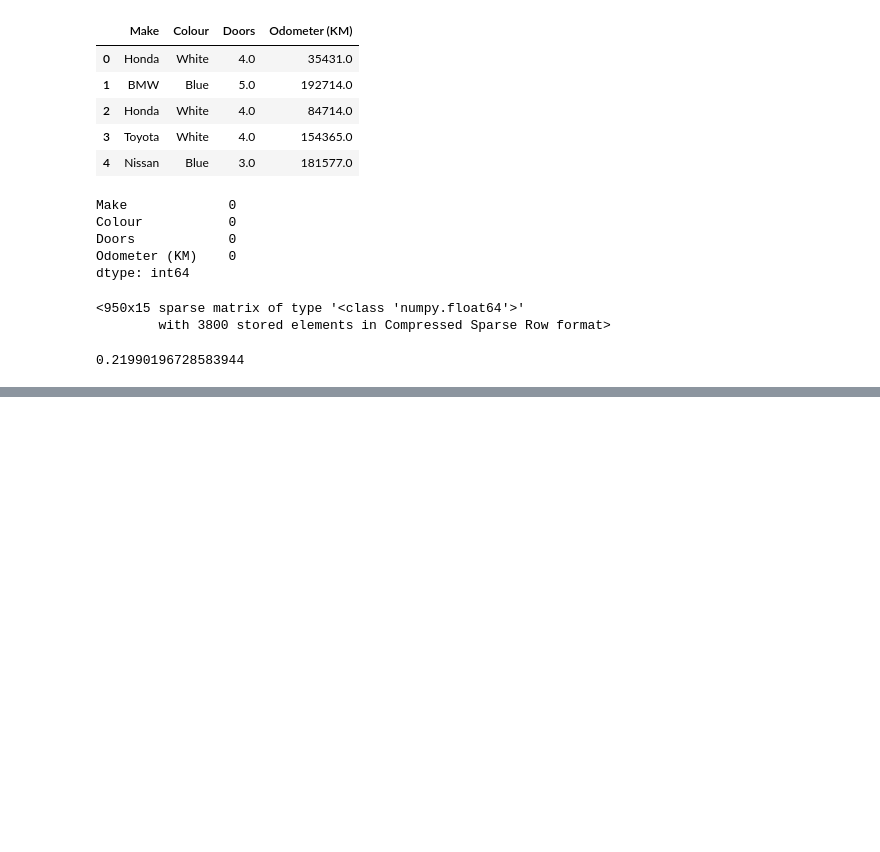
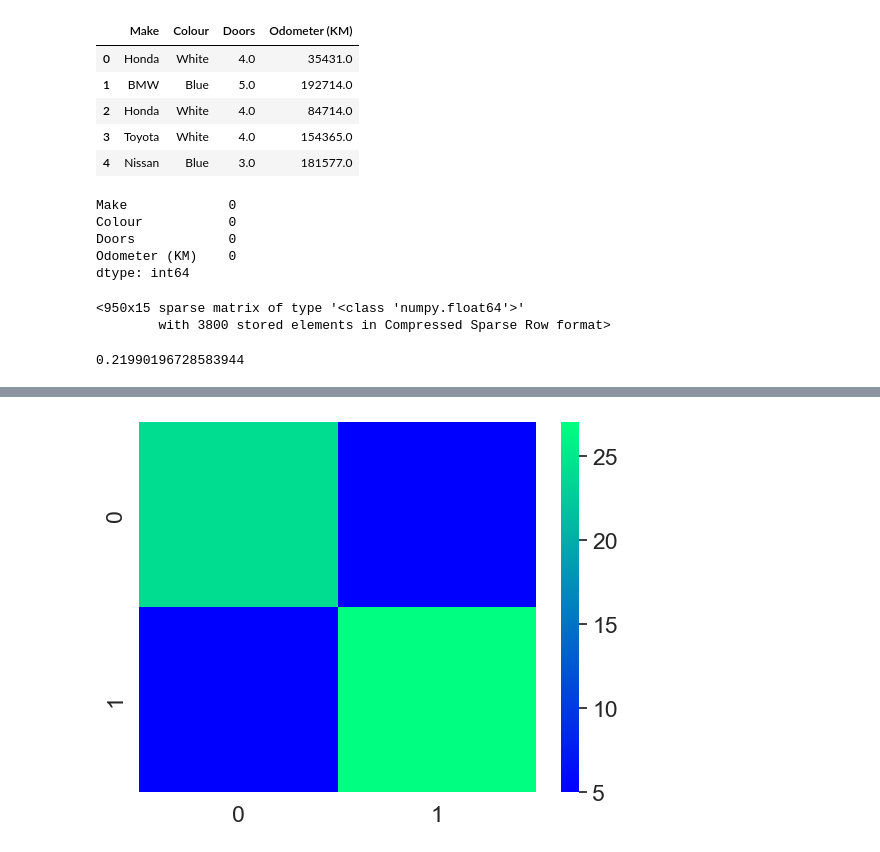
Before and after one commit to oitik/Machine_learning, a Jupyter notebook: intoduction-to-scikit-learn.ipynb, the cells around one changed output, grey strips where cells are left out. Saved outputs shown, nothing was run; the diff lists cells and outputs as text; code cells hidden in the pictures; blank space fills up the shorter version.

```diff
--- a/intoduction-to-scikit-learn.ipynb
+++ b/intoduction-to-scikit-learn.ipynb
@@ -683,0 +1105,12 @@ model.score(x_test, y_test)
+# %%
+from sklearn.model_selection import cross_val_score
+from sklearn.ensemble import RandomForestClassifier
+
+np.random.seed(42)
+
+# Create the data
+x = hrt_dis.drop('target', axis=1) #feature variable
+y = hrt_dis['target'] # target variable
+
+clf = RandomForestClassifier()
+cvs = cross_val_score(clf, x, y)
@@ -683,0 +1206,6 @@ model.score(x_test, y_test)
+# %%
+from sklearn.metrics import confusion_matrix
+
+y_preds = clf.predict(x_test)
+
+confusion_matrix(y_test, y_preds)
@@ -683,0 +1253,10 @@ model.score(x_test, y_test)
+# %%
+# Make our confusion matrixx more visual with Seaborn's heatmap()
+import seaborn as sb
+
+# Set the font scale
+sb.set(font_scale=1.5)
+con_mat = confusion_matrix(y_test, y_preds)
+sb.heatmap(con_mat, cmap='winter');
+# %% [output]
+[figure, added]
```
Also changed, not shown: parts of 66 cells of this notebook.
